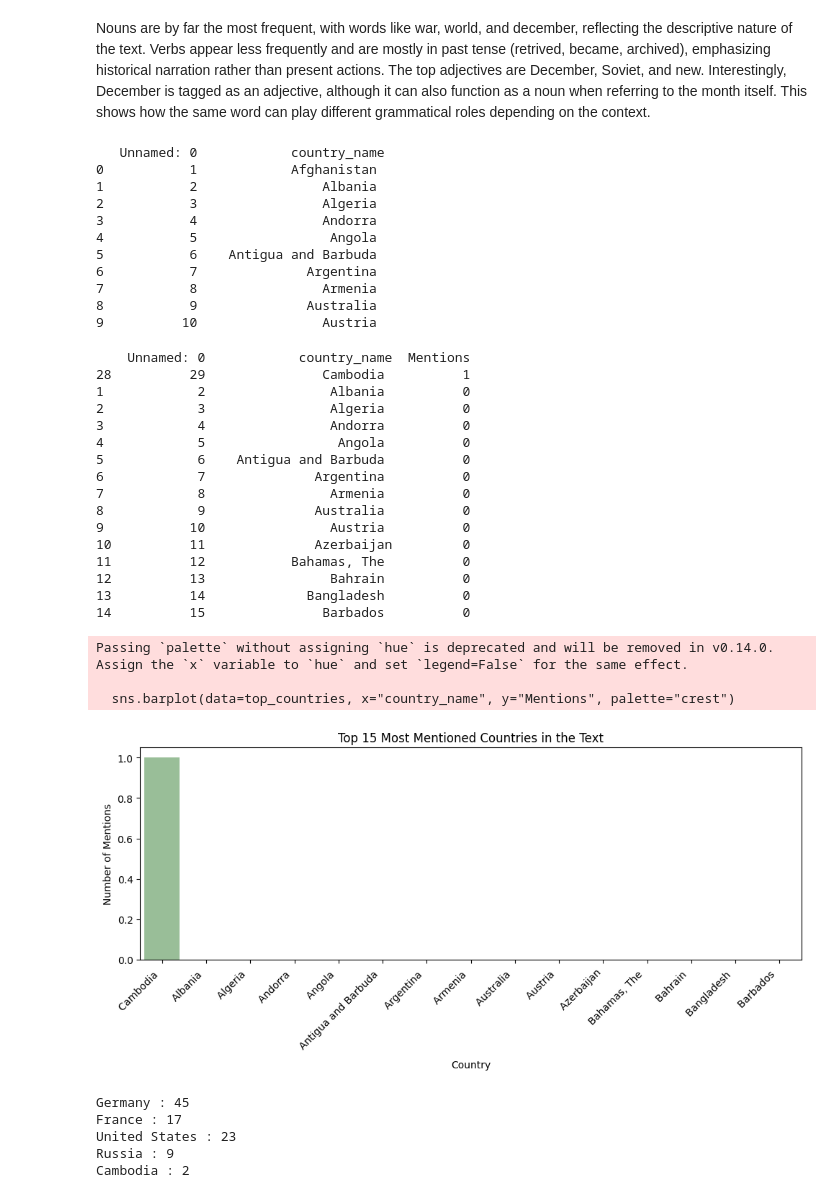
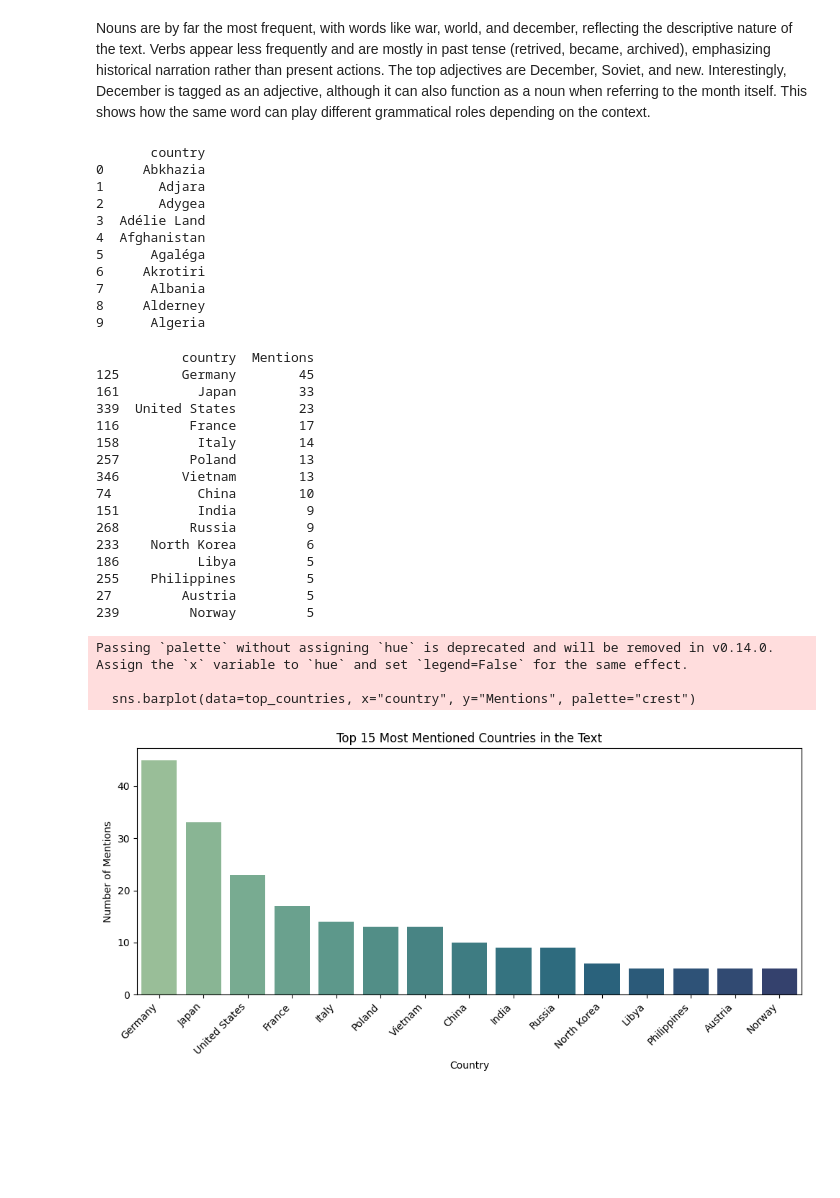
Before and after one commit to maja1305/20th_century, a Jupyter notebook: Scripts/20th_century_text_mining.ipynb, the cells around one changed output. Cells and saved outputs as stored; diff of their text form; code cells hidden in the pictures; blank space fills up the shorter version.

Commit message:
Task 1.5 - updated text mining notebook and .gitignore

```diff
--- a/Scripts/20th_century_text_mining.ipynb
+++ b/Scripts/20th_century_text_mining.ipynb
@@ -247,22 +248,22 @@ The top adjectives are December, Soviet, and new.
 Interestingly, December is tagged as an adjective, although it can also function as a noun when referring to the month itself. This shows how the same word can play different grammatical roles depending on the context.
 # %%
 # Load the countries lookup list
-countries_path = "../Data/countries_list_20th_century_1.5.csv"
+countries_path = "../Data/countries_lookup.csv"
 countries_df = pd.read_csv(countries_path)
 
 print(countries_df.head(10))
 # %% [output]
-   Unnamed: 0            country_name
-0           1            Afghanistan
-1           2                Albania
-2           3                Algeria
-3           4                Andorra
-4           5                 Angola
-5           6    Antigua and Barbuda
-6           7              Argentina
-7           8                Armenia
-8           9              Australia
-9          10                Austria
+       country
+0     Abkhazia
+1       Adjara
+2       Adygea
+3  Adélie Land
+4  Afghanistan
+5      Agaléga
+6     Akrotiri
+7      Albania
+8     Alderney
+9      Algeria
 # %%
 # Count mentions in the text
 import re
@@ -270,50 +271,40 @@ def count_country_mentions(country):
     pattern = r"\b" + re.escape(country) + r"\b"
     return len(re.findall(pattern, text, flags=re.IGNORECASE))
 
-countries_df["Mentions"] = countries_df["country_name"].apply(count_country_mentions)
+countries_df["Mentions"] = countries_df["country"].apply(count_country_mentions)
 
 # Show top 15 countries
 top_countries = countries_df.sort_values("Mentions", ascending=False).head(15)
 print(top_countries)
 # %% [output]
-    Unnamed: 0            country_name  Mentions
-28          29               Cambodia          1
-1            2                Albania          0
-2            3                Algeria          0
-3            4                Andorra          0
-4            5                 Angola          0
-5            6    Antigua and Barbuda          0
-6            7              Argentina          0
-7            8                Armenia          0
-8            9              Australia          0
-9           10                Austria          0
-10          11              Azerbaijan         0
-11          12           Bahamas, The          0
-12          13                Bahrain          0
-13          14             Bangladesh          0
-14          15               Barbados          0
+           country  Mentions
+125        Germany        45
+161          Japan        33
+339  United States        23
+116         France        17
+158          Italy        14
+257         Poland        13
+346        Vietnam        13
+74           China        10
+151          India         9
+268         Russia         9
+233    North Korea         6
+186          Libya         5
+255    Philippines         5
+27         Austria         5
+239         Norway         5
 # %%
 # Create plot
 plt.figure(figsize=(10,5))
-sns.barplot(data=top_countries, x="country_name", y="Mentions", palette="crest")
+sns.barplot(data=top_countries, x="country", y="Mentions", palette="crest")
 plt.title("Top 15 Most Mentioned Countries in the Text")
 plt.xlabel("Country")
 plt.ylabel("Number of Mentions")
 plt.xticks(rotation=45, ha="right")
 plt.tight_layout()
 plt.show()
 # %% [output]
 Passing `palette` without assigning `hue` is deprecated and will be removed in v0.14.0. Assign the `x` variable to `hue` and set `legend=False` for the same effect.
 
-  sns.barplot(data=top_countries, x="country_name", y="Mentions", palette="crest")
+  sns.barplot(data=top_countries, x="country", y="Mentions", palette="crest")
-[figure, old version]
+[figure, new version]
-# %%
-for c in ["Germany", "France", "United States", "Russia", "Cambodia"]:
-    count = len(re.findall(r"\b" + re.escape(c) + r"\b", text, flags=re.IGNORECASE))
-    print(c, ":", count)
-# %% [output]
-Germany : 45
-France : 17
-United States : 23
-Russia : 9
-Cambodia : 2
```
Also changed, not shown: parts of 3 cells of this notebook, 1 other file.
